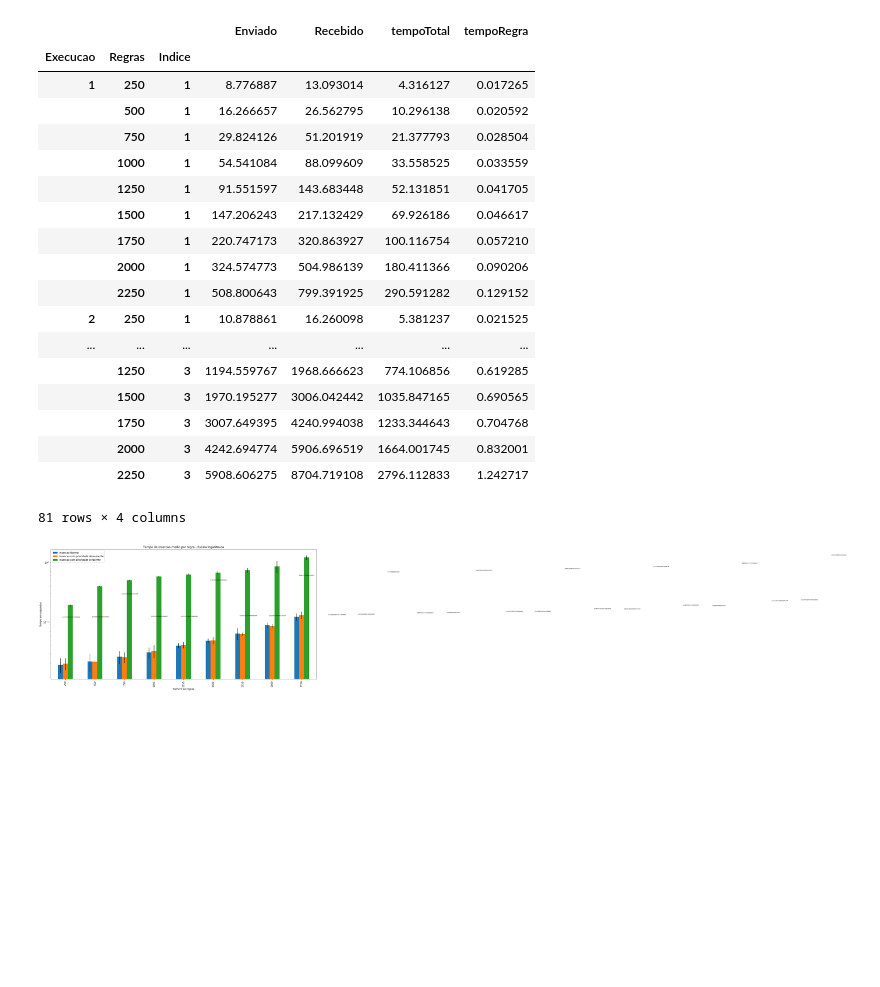
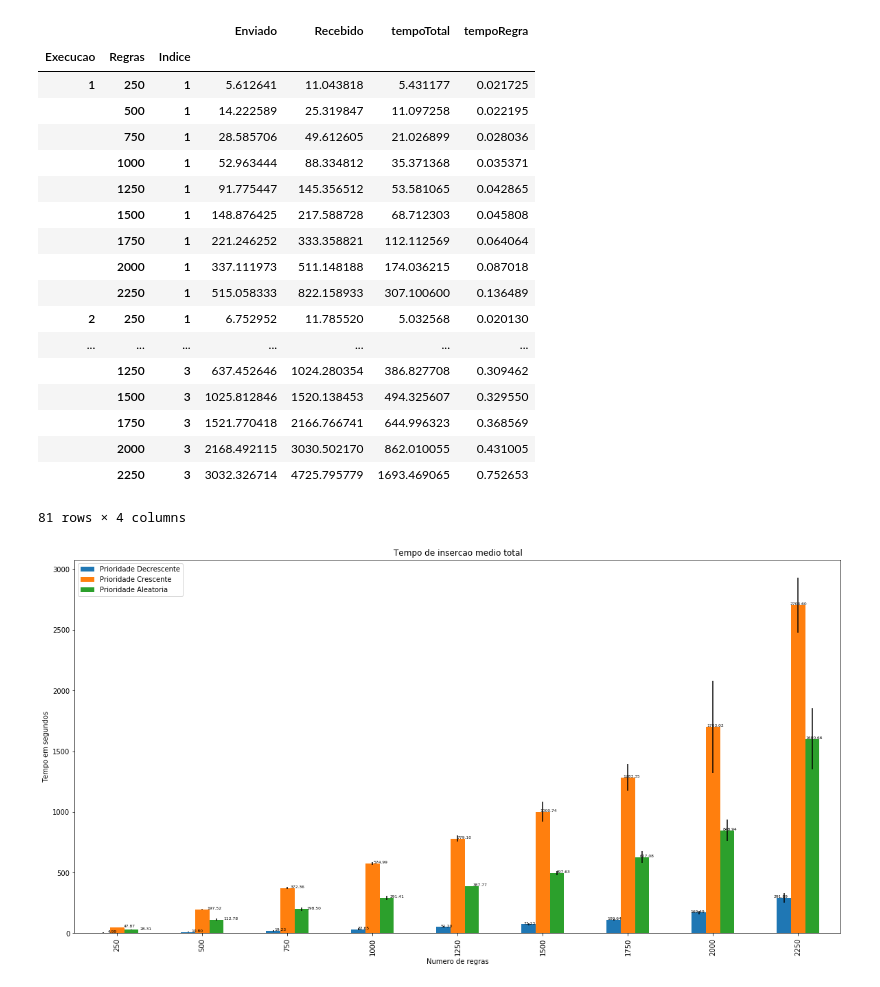
Before and after one commit to pedrobellotti/ns3-slice, a Jupyter notebook: TestesSwitchReal/graficosSwitch.ipynb, the cells around one changed output. Cells and saved outputs as stored; diff of their text form; code cells hidden in the pictures; blank space fills up the shorter version.

Commit message:
Adicionando graficos de prioridades

```diff
--- a/TestesSwitchReal/graficosSwitch.ipynb
+++ b/TestesSwitchReal/graficosSwitch.ipynb
@@ -5,7 +5,7 @@ import numpy as np
 import matplotlib.pyplot as plt
 %matplotlib inline
 # %%
-nomeArquivo = "teste" #Sem extensao
+nomeArquivo = "saidaPrioridades" #Sem extensao
 df = pd.read_table (nomeArquivo+".txt", sep='\s+')
 df["tempoTotal"] = df.apply (lambda row: row["Recebido"] - row["Enviado"], axis=1)
 df["tempoRegra"] = df.apply (lambda row: row["tempoTotal"] / row["Regras"], axis=1)
@@ -15,22 +15,22 @@ df
 # %% [output]
 |  |  |  | Enviado | Recebido | tempoTotal | tempoRegra |
 | Execucao | Regras | Indice |  |  |  |  |
-| 1 | 250 | 1 | 8.776887 | 13.093014 | 4.316127 | 0.017265 |
-|  | 500 | 1 | 16.266657 | 26.562795 | 10.296138 | 0.020592 |
-|  | 750 | 1 | 29.824126 | 51.201919 | 21.377793 | 0.028504 |
-|  | 1000 | 1 | 54.541084 | 88.099609 | 33.558525 | 0.033559 |
-|  | 1250 | 1 | 91.551597 | 143.683448 | 52.131851 | 0.041705 |
-|  | 1500 | 1 | 147.206243 | 217.132429 | 69.926186 | 0.046617 |
-|  | 1750 | 1 | 220.747173 | 320.863927 | 100.116754 | 0.057210 |
-|  | 2000 | 1 | 324.574773 | 504.986139 | 180.411366 | 0.090206 |
-|  | 2250 | 1 | 508.800643 | 799.391925 | 290.591282 | 0.129152 |
-| 2 | 250 | 1 | 10.878861 | 16.260098 | 5.381237 | 0.021525 |
+| 1 | 250 | 1 | 5.612641 | 11.043818 | 5.431177 | 0.021725 |
+|  | 500 | 1 | 14.222589 | 25.319847 | 11.097258 | 0.022195 |
+|  | 750 | 1 | 28.585706 | 49.612605 | 21.026899 | 0.028036 |
+|  | 1000 | 1 | 52.963444 | 88.334812 | 35.371368 | 0.035371 |
+|  | 1250 | 1 | 91.775447 | 145.356512 | 53.581065 | 0.042865 |
+|  | 1500 | 1 | 148.876425 | 217.588728 | 68.712303 | 0.045808 |
+|  | 1750 | 1 | 221.246252 | 333.358821 | 112.112569 | 0.064064 |
+|  | 2000 | 1 | 337.111973 | 511.148188 | 174.036215 | 0.087018 |
+|  | 2250 | 1 | 515.058333 | 822.158933 | 307.100600 | 0.136489 |
+| 2 | 250 | 1 | 6.752952 | 11.785520 | 5.032568 | 0.020130 |
 | ... | ... | ... | ... | ... | ... | ... |
-|  | 1250 | 3 | 1194.559767 | 1968.666623 | 774.106856 | 0.619285 |
-|  | 1500 | 3 | 1970.195277 | 3006.042442 | 1035.847165 | 0.690565 |
-|  | 1750 | 3 | 3007.649395 | 4240.994038 | 1233.344643 | 0.704768 |
-|  | 2000 | 3 | 4242.694774 | 5906.696519 | 1664.001745 | 0.832001 |
-|  | 2250 | 3 | 5908.606275 | 8704.719108 | 2796.112833 | 1.242717 |
+|  | 1250 | 3 | 637.452646 | 1024.280354 | 386.827708 | 0.309462 |
+|  | 1500 | 3 | 1025.812846 | 1520.138453 | 494.325607 | 0.329550 |
+|  | 1750 | 3 | 1521.770418 | 2166.766741 | 644.996323 | 0.368569 |
+|  | 2000 | 3 | 2168.492115 | 3030.502170 | 862.010055 | 0.431005 |
+|  | 2250 | 3 | 3032.326714 | 4725.795779 | 1693.469065 | 0.752653 |
 81 rows × 4 columns
 # %%
 gpb = df.groupby (["Regras","Indice"])
@@ -43,24 +43,31 @@ def confinterval (data):
 # %%
 # Grafico da porcentagem de perda de pacotes em relação aos pacotes transmitidos no slice
 err = gpb.aggregate(confinterval)
 media = gpb.mean()
-err = err.filter(items=['tempoRegra'])
-media = media.filter(items=['tempoRegra'])
-media.unstack().sort_values(by=["Regras"]).plot (logy=True, kind='bar', yerr=err.unstack(), title="Tempo de insercao medio por regra - Escala logaritmica", rot=90, figsize=(20,10))
+err = err.filter(items=['tempoTotal'])
+media = media.filter(items=['tempoTotal'])
+media.unstack().sort_values(by=["Regras"]).plot (kind='bar', yerr=err.unstack(), title="Tempo de insercao medio total", rot=90, figsize=(20,10))
 plt.xlabel('Numero de regras')
 plt.ylabel('Tempo em segundos')
 #for i, v in enumerate(media['tempoRegra']):
 #    plt.text(i-0.1,0.02, str("%.3f" %v), color='black', fontweight='bold', rotation=90, size=6) #i-0.5 v+1
 
+posx = -0.30
 for i in range(len(media)):
-    plt.text(x = i-0.1 , y = media['tempoRegra'][i]+0.1, s = media['tempoRegra'][i], size = 6)
+    if i%3 == 0 and i != 0:
+        posx += 0.60
+    else:
+        posx += 0.189
+    texto = "%.2f" % (media['tempoTotal'][i])
+    plt.text(x = posx , y = media['tempoTotal'][i]+0.005, s = texto, size = 6)
 
 #props = dict(boxstyle='round', facecolor='blue', alpha=0.15)
 #ax=plt.gca()
 #ax.text(0.015, 0.95, '1- Insercao Normal\n2- Insercao com prioridade decrescente\n3- Insercao com prioridade crescente', transform=ax.transAxes, fontsize=14,
 #        verticalalignment='top', bbox=props)
-plt.gca().legend(['Insercao Normal','Insercao com prioridade decrescente','Insercao com prioridade crescente'])
+#plt.gca().legend(['Insercao Normal','Insercao com prioridade decrescente','Insercao com prioridade crescente'])
+plt.gca().legend(['Prioridade Decrescente', 'Prioridade Crescente', 'Prioridade Aleatoria'],loc="upper left")
 plt.savefig(nomeArquivo+".pdf")
 plt.show()
 # %% [output]
-[figure, old version]
+[figure, new version]
```
Also changed, not shown: 7 other files.
